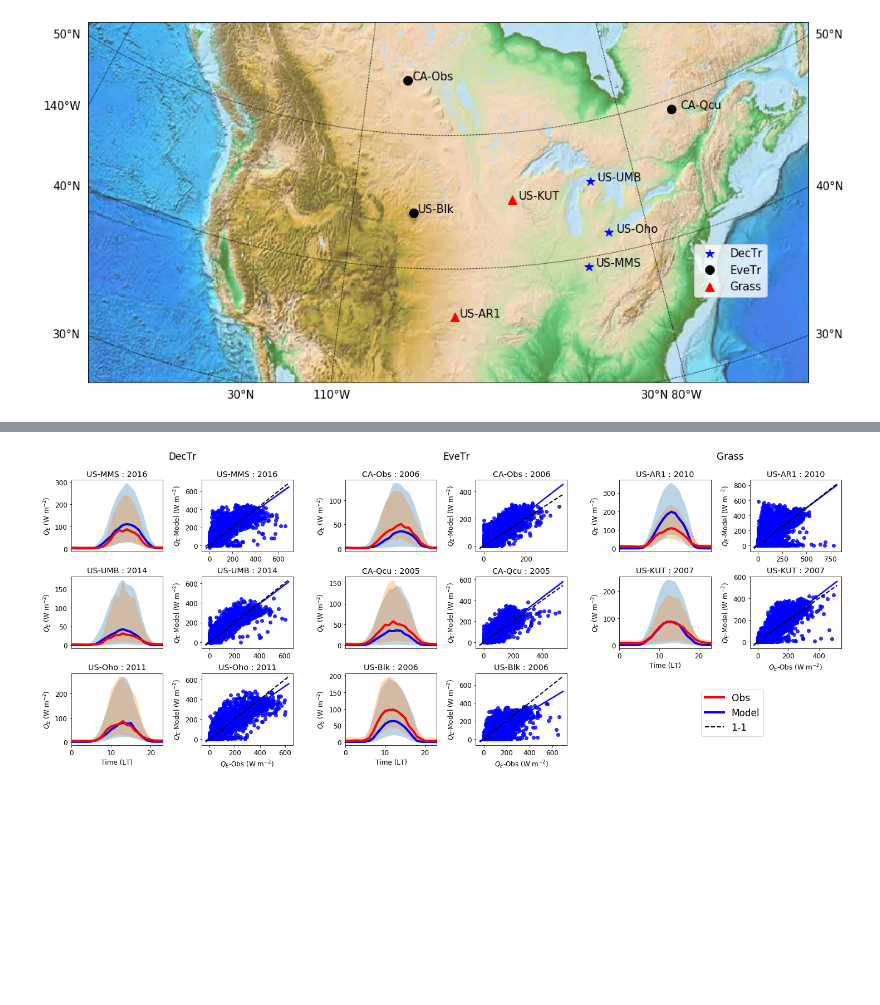
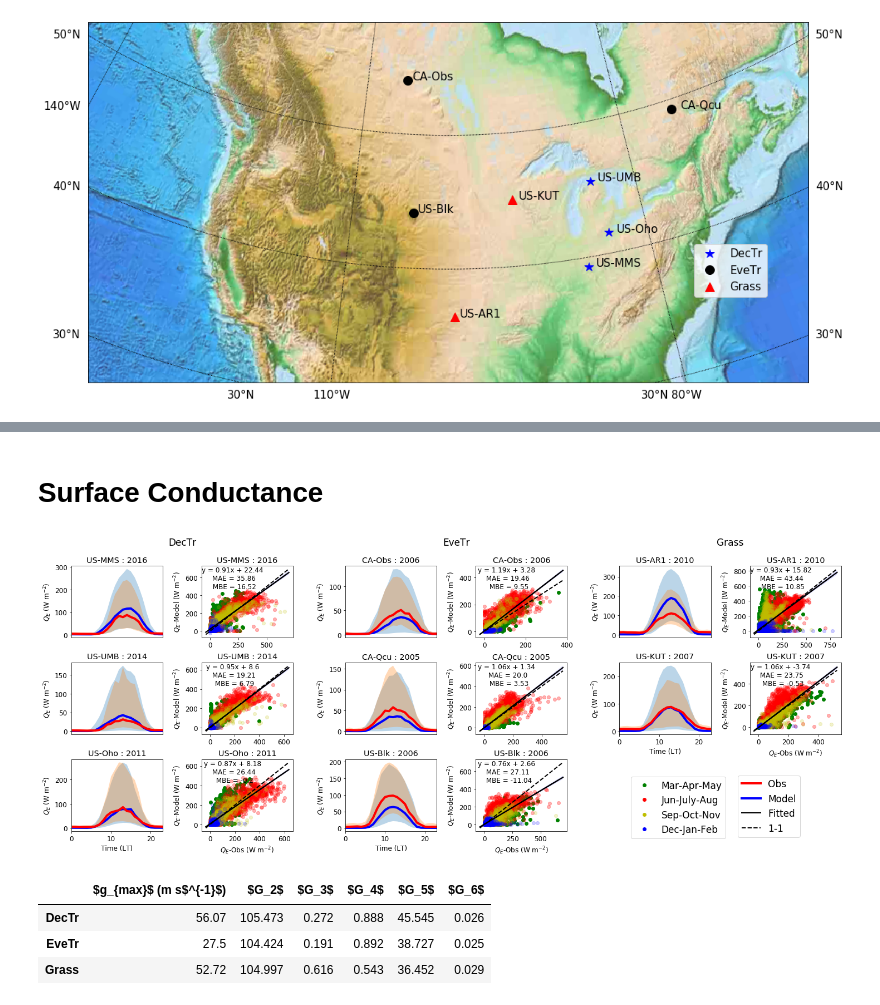
Before and after one commit to Urban-Meteorology-Reading/SUEWS_parameters, a Jupyter notebook: all_plots.ipynb, the cells around one changed output, grey strips where cells are left out. Saved outputs shown, nothing was run; the diff lists cells and outputs as text; code cells hidden in the pictures; blank space fills up the shorter version.

```diff
--- a/all_plots.ipynb
+++ b/all_plots.ipynb
@@ -100,7 +102,7 @@ for name in names:
         if i not in [2,3,6]:
             box_1.set_yticks([])
         else:
-            box_1.set_ylabel('LAI')
+            box_1.set_ylabel('$LAI$')
 
 
 ax.axis('off')
@@ -150,7 +152,7 @@ for name in names:
         if i not in [2,3,6]:
             box_1.set_yticks([])
         else:
-            box_1.set_ylabel('LAI')
+            box_1.set_ylabel('$LAI$')
 
 ax.axis('off')
 ax.set_title('EveTr',y=1.05,fontsize=17)
@@ -200,7 +202,7 @@ for name in names:
         if i not in [2,3,6]:
             box_1.set_yticks([])
         else:
-            box_1.set_ylabel('LAI')
+            box_1.set_ylabel('$LAI$')
 
 
 
@@ -249,6 +309,15 @@ years={names[0]:[2010,2012,2016],
        names[7]:[2006,2007],
       }
 
+cal_year={names[0]:[2017],
+       names[1]:[2008],
+       names[2]:[2010],
+       names[3]:[2008],
+       names[4]:[2010],
+       names[5]:[2005],
+       names[6]:[2012],
+       names[7]:[2008],
+      }
 
 for name in names:
 
@@ -261,17 +330,10 @@ for name in names:
                 lai_model=pickle.load(f)
 
         [t1,t2,t3,t4]=cal_periods(lai_model)
-        MAE_all,MBE_all=cal_stat(lai_model,df_period,0,365)
+        MAE_all,MBE_all,MAE_off,MBE_off,MAE_on,MBE_on,MAE_tra,MBE_tra=cal_all_stats(lai_model
+                                                                                    ,df_period,
+                                                                                    t1,t2,t3,t4)
 
-        MAE_off_1,MBE_off_1=cal_stat(lai_model,df_period,0,t1)
-        MAE_off_2,MBE_off_2=cal_stat(lai_model,df_period,t4,365)
-        MAE_off,MBE_off=[(MAE_off_1+MAE_off_2)/2,(MBE_off_1+MBE_off_2)/2]
-
-        MAE_tra_1,MBE_tra_1=cal_stat(lai_model,df_period,t1,t2)
-        MAE_tra_2,MBE_tra_2=cal_stat(lai_model,df_period,t3,t4)
-        MAE_tra,MBE_tra=[(MAE_tra_1+MAE_tra_2)/2,(MBE_tra_1+MBE_tra_2)/2]
-
-        MAE_on,MBE_on=cal_stat(lai_model,df_period,t2,t3)
 
 
         stats_LAI.loc[counter]=([name,year,np.round(MAE_all,2),np.round(MBE_all,2)]+
@@ -631,3 +1095,5 @@ Clipping input data to the valid range for imshow with RGB data ([0..1] for floa
+# %% [markdown]
+# Surface Conductance
 # %%
 def IQR_compare(ob_name,sim_name,df_obs,df_sel_pos,ax):
     y=df_obs[ob_name].groupby(
@@ -736,7 +1264,7 @@ for name in names:
                             height=height,
                             loc=i)
 
-        obs_sim('qe','QE',out['obs_sim']['obs'],out['obs_sim']['model'],box_1)
+        obs_sim('qe','QE',out['obs_sim']['obs'],out['obs_sim']['model'],box_1,year)
         box_1.set_title(name+' : '+str(year))
 
         if i not in [4]:
@@ -802,7 +1330,7 @@ for name in names:
                             height=height,
                             loc=i)
 
-        obs_sim('qe','QE',out['obs_sim']['obs'],out['obs_sim']['model'],box_1)
+        obs_sim('qe','QE',out['obs_sim']['obs'],out['obs_sim']['model'],box_1,year)
         box_1.set_title(name+' : '+str(year))
 
         if i not in [4]:
@@ -864,33 +1392,57 @@ for name in names:
         box_1 = inset_axes(ax,
                             width=width,
                             height=height,
                             loc=i)
 
-        obs_sim('qe','QE',out['obs_sim']['obs'],out['obs_sim']['model'],box_1)
+        obs_sim('qe','QE',out['obs_sim']['obs'],out['obs_sim']['model'],box_1,year)
         box_1.set_title(name+' : '+str(year))
 
         if i not in [7]:
             box_1.set_xlabel('')
         else:
             box_1.set_xlabel('$Q_E$-Obs (W m$^{-2}$)')
 
 
 
         box_1.set_ylabel('$Q_E$-Model (W m$^{-2}$)')
 
 
 ax.axis('off')
 ax.set_title('Grass',x=.5,y=1.05,fontsize=17)
 
 
 plt.plot([],[],color='r',label='Obs',linewidth=4)
 plt.plot([],[],color='b',label='Model',linewidth=4)
+plt.plot([],[],'k',label='Fitted',linewidth=2)
 plt.plot([],[],'k--',label='1-1',linewidth=2)
-plt.legend(bbox_to_anchor=(.2, -.5),fontsize=17)
+plt.legend(bbox_to_anchor=(.6, -.5),fontsize=17)
 
 
+axs[2].plot([],[],'go',label='Mar-Apr-May')
+axs[2].plot([],[],'ro',label='Jun-July-Aug')
+axs[2].plot([],[],'yo',label='Sep-Oct-Nov')
+axs[2].plot([],[],'bo',label='Dec-Jan-Feb')
+
+axs[2].legend(bbox_to_anchor=(.5, .23),fontsize=17)
 
 
 plt.savefig('gs_all.png',dpi=300,bbox_inches = 'tight',pad_inches = 0.01)
 # %% [output]
-[figure, old version]
+[figure, new version]
+# %%
+sites=['US-MMS','CA-Obs','US-KUT']
+vegs=['DecTr','EveTr','Grass']
+gmaxs=[56.07,27.50,52.72]
+g1_g6_all=pd.DataFrame(columns=['$g_{max}$ (m s$^{-1}$)','$G_2$','$G_3$','$G_4$','$G_5$','$G_6$'])
+
+for s,veg,gmax in zip(sites,vegs,gmaxs):
+    with open('../gs-calibration/g1-g6/'+s+'-g1-g6','rb') as f:
+        a=pickle.load(f)
+        g1_g6_all.loc[veg,:]=[gmax]+[np.round(x,3) for x in a[1:]]
+g1_g6_all.to_csv('g2-g6.csv',index=True)
+g1_g6_all
+# %% [output]
+|  | $g_{max}$ (m s$^{-1}$) | $G_2$ | $G_3$ | $G_4$ | $G_5$ | $G_6$ |
+| DecTr | 56.07 | 105.473 | 0.272 | 0.888 | 45.545 | 0.026 |
+| EveTr | 27.5 | 104.424 | 0.191 | 0.892 | 38.727 | 0.025 |
+| Grass | 52.72 | 104.997 | 0.616 | 0.543 | 36.452 | 0.029 |
```
Also changed, not shown: parts of 22 cells of this notebook, 58 other files.
